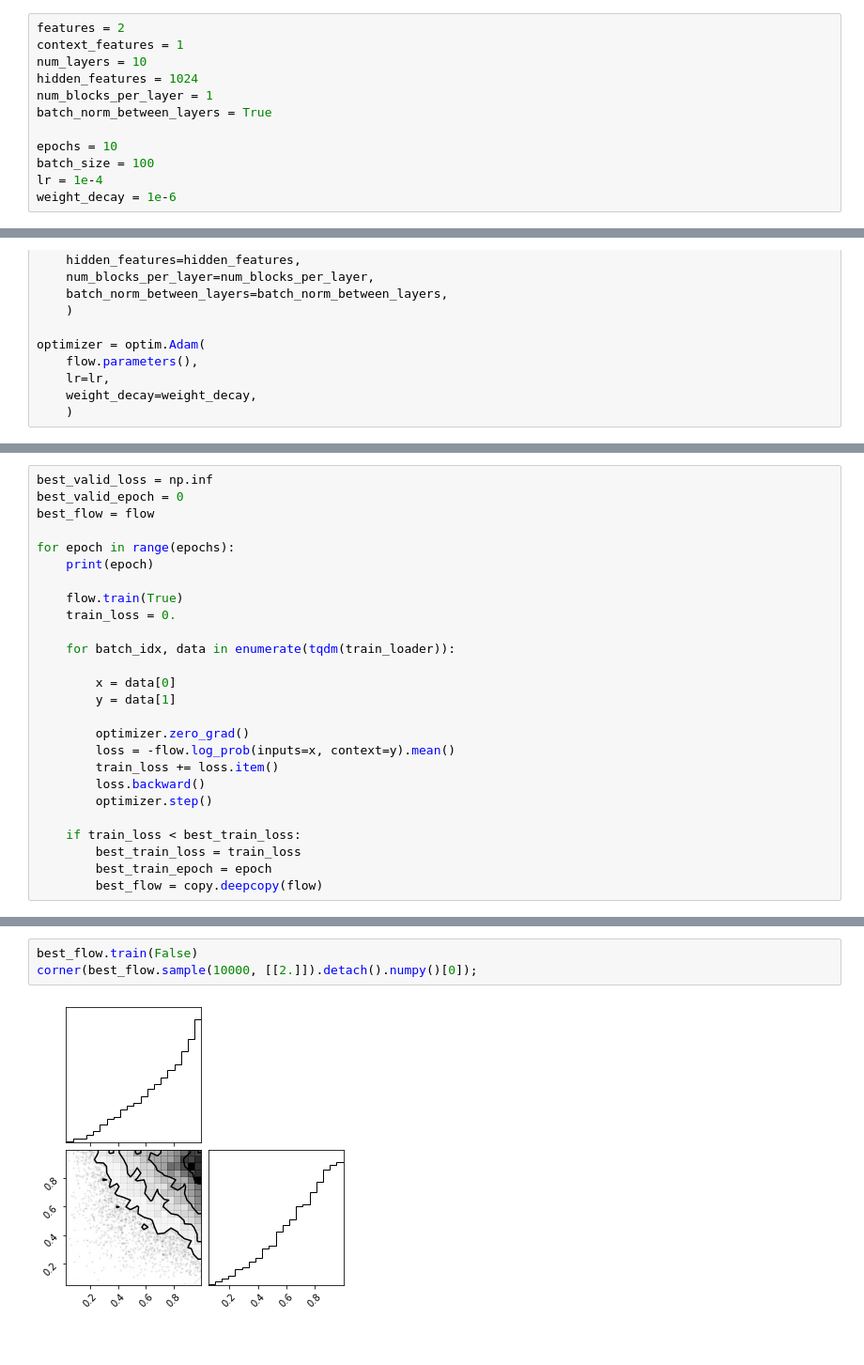
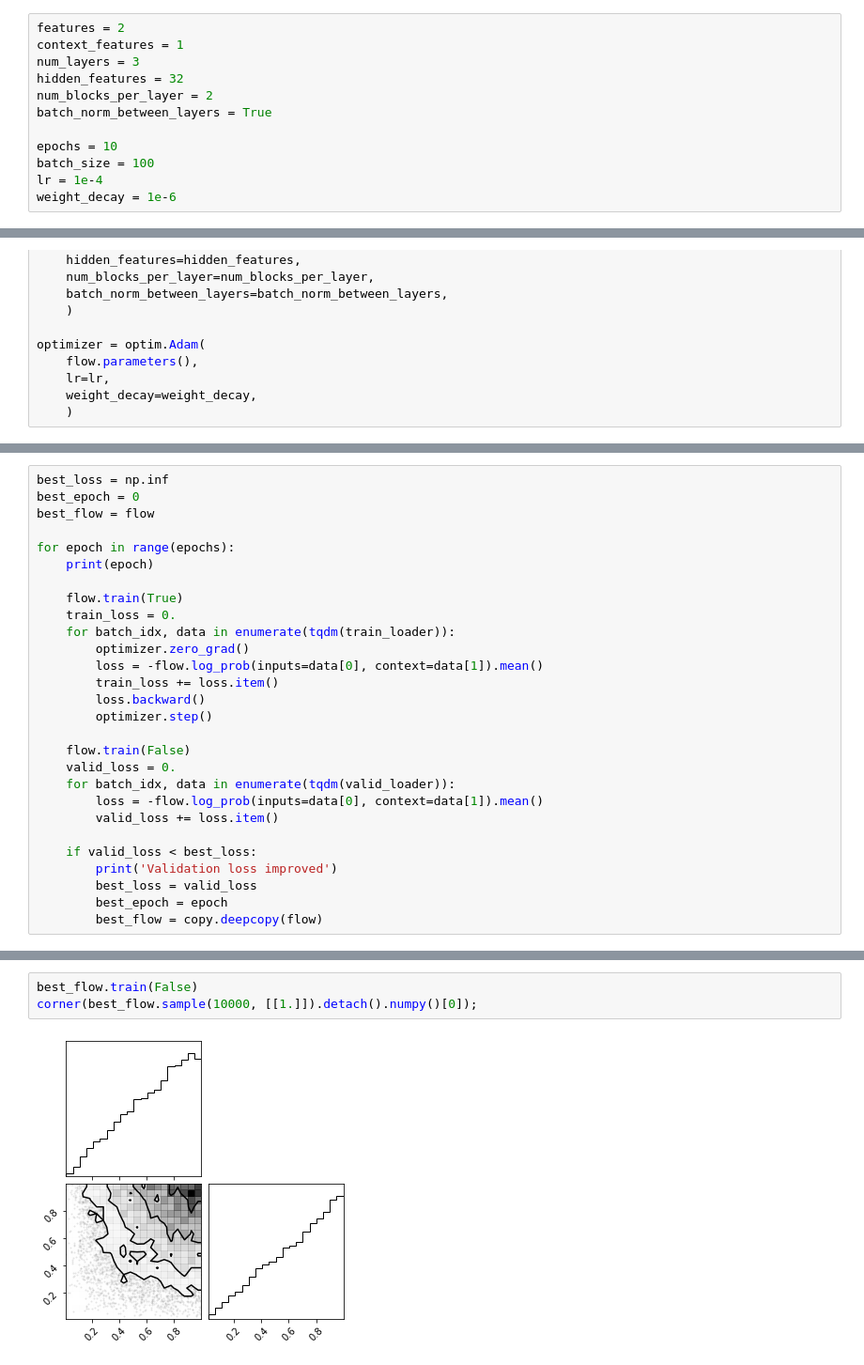
Before and after one commit to mdmould/shallow, a Jupyter notebook: examples/15_nflows_conditional.ipynb, the cells around one changed output, grey strips where cells are left out. Shown: that part at 94% size. Drawn from its saved outputs; the diff is of its cells as text.

```diff
--- a/examples/15_nflows_conditional.ipynb
+++ b/examples/15_nflows_conditional.ipynb
@@ -151,9 +151,9 @@ slopes_train.shape, slopes_valid.shape, data_train.shape, data_valid.shape
 # %%
 features = 2
 context_features = 1
-num_layers = 10
-hidden_features = 1024
-num_blocks_per_layer = 1
+num_layers = 3
+hidden_features = 32
+num_blocks_per_layer = 2
 batch_norm_between_layers = True
 
 epochs = 10
@@ -190,6 +196,6 @@ train_loader = torch.utils.data.DataLoader(
 # %%
-best_valid_loss = np.inf
-best_valid_epoch = 0
+best_loss = np.inf
+best_epoch = 0
 best_flow = flow
 
 for epoch in range(epochs):
@@ -197,21 +203,23 @@ for epoch in range(epochs):
 
     flow.train(True)
     train_loss = 0.
-
     for batch_idx, data in enumerate(tqdm(train_loader)):
-
-        x = data[0]
-        y = data[1]
-
         optimizer.zero_grad()
-        loss = -flow.log_prob(inputs=x, context=y).mean()
+        loss = -flow.log_prob(inputs=data[0], context=data[1]).mean()
         train_loss += loss.item()
         loss.backward()
         optimizer.step()
 
-    if train_loss < best_train_loss:
-        best_train_loss = train_loss
-        best_train_epoch = epoch
+    flow.train(False)
+    valid_loss = 0.
+    for batch_idx, data in enumerate(tqdm(valid_loader)):
+        loss = -flow.log_prob(inputs=data[0], context=data[1]).mean()
+        valid_loss += loss.item()
+
+    if valid_loss < best_loss:
+        print('Validation loss improved')
+        best_loss = valid_loss
+        best_epoch = epoch
         best_flow = copy.deepcopy(flow)
 # %% [output]
 0
@@ -227,5 +241,5 @@ for epoch in range(epochs):
 # %%
 best_flow.train(False)
-corner(best_flow.sample(10000, [[2.]]).detach().numpy()[0]);
+corner(best_flow.sample(10000, [[1.]]).detach().numpy()[0]);
 # %% [output]
-[figure, old version]
+[figure, new version]
```
Also changed, not shown: parts of 2 cells of this notebook.
